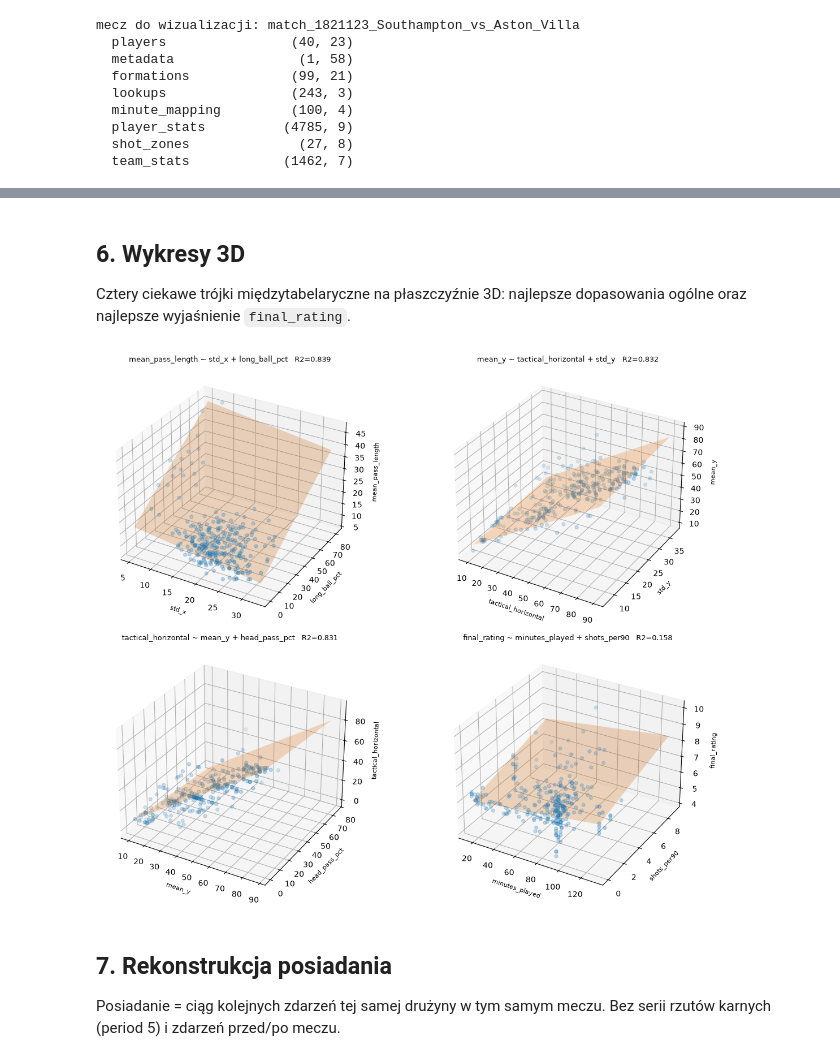
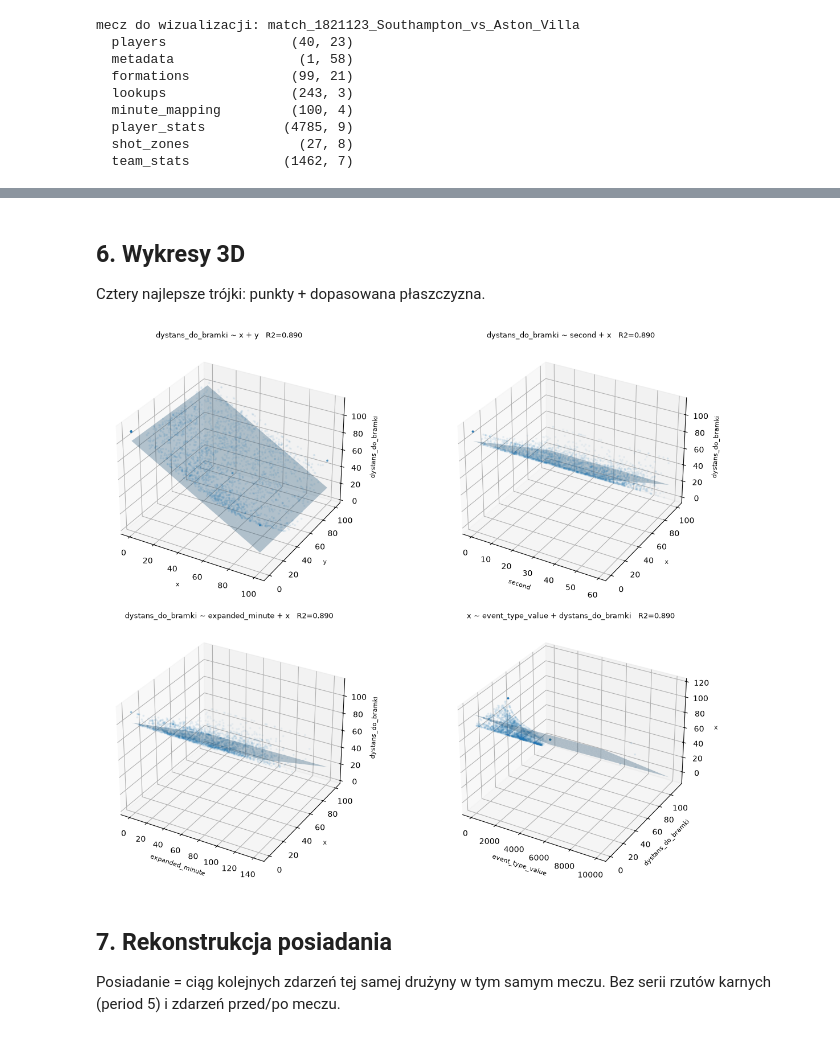
Before and after one commit to XeroChan/football-match-analytics, a Jupyter notebook: notebooks/02_eda.ipynb, the cells around one changed output, grey strips where cells are left out. Drawn from its saved outputs; the diff is of its cells as text; code cells hidden in the pictures.

Commit message:
revert: restore 02_eda.ipynb to pre-merge state

```diff
--- a/notebooks/02_eda.ipynb
+++ b/notebooks/02_eda.ipynb
@@ -567,47 +334,43 @@ plt.show()
-# %% [markdown]
-## 6. Wykresy 3D
-
-Cztery ciekawe trójki międzytabelaryczne na płaszczyźnie 3D: najlepsze dopasowania ogólne oraz najlepsze wyjaśnienie `final_rating`.
+# %% [markdown]
+## 6. Wykresy 3D
+
+Cztery najlepsze trójki: punkty + dopasowana płaszczyzna.
 # %%
-# Cztery reprezentatywne trojki miedzytabelaryczne na figurze 2x2
-# Bierzemy 3 najlepsze ogolnie (z roznymi celami) + najlepsza trojke dla final_rating
-selected_3d_triplets = []
-used_targets = set()
-for triplet in triplets:
-    if triplet[1] not in used_targets:
-        selected_3d_triplets.append(triplet)
-        used_targets.add(triplet[1])
-    if len(selected_3d_triplets) == 3:
-        break
-selected_3d_triplets.append(rating_triplets[0])
+# Cztery najlepsze trojki na jednej figurze 2x2 - punkty + dopasowana plaszczyzna
+# Regresja liczona na WSZYSTKICH punktach, do rysowania probka (16 tys. punktow to plama).
+PROBKA = 2500
 
 fig = plt.figure(figsize=(13, 10))
 
-for idx, (r2, target_col, x1, x2) in enumerate(selected_3d_triplets, start=1):
-    sub_df = player_match_df[[x1, x2, target_col]].dropna()
+for nr, (r2, cel, x1, x2) in enumerate(wyniki[:4], start=1):
+    dane = events_all[[x1, x2, cel]].dropna()
 
-    X = np.column_stack([np.ones(len(sub_df)), sub_df[x1], sub_df[x2]])
-    beta, *_ = np.linalg.lstsq(X, sub_df[target_col].to_numpy(), rcond=None)
+    # dopasowanie na pelnych danych
+    X = np.column_stack([np.ones(len(dane)), dane[x1], dane[x2]])
+    beta, *_ = np.linalg.lstsq(X, dane[cel].to_numpy(), rcond=None)
 
-    ax = fig.add_subplot(2, 2, idx, projection="3d")
-    ax.scatter(sub_df[x1], sub_df[x2], sub_df[target_col], s=18, alpha=0.55)
+    ax = fig.add_subplot(2, 2, nr, projection="3d")
 
-    xs = np.linspace(sub_df[x1].min(), sub_df[x1].max(), 12)
-    ys = np.linspace(sub_df[x2].min(), sub_df[x2].max(), 12)
-    grid_x, grid_y = np.meshgrid(xs, ys)
-    grid_z = beta[0] + beta[1] * grid_x + beta[2] * grid_y
-    ax.plot_surface(grid_x, grid_y, grid_z, alpha=0.25, color="tab:orange")
+    # rysowanie na probce
+    probka = dane.sample(min(PROBKA, len(dane)), random_state=42)
+    ax.scatter(probka[x1], probka[x2], probka[cel], s=3, alpha=0.3)
+
+    xs = np.linspace(dane[x1].min(), dane[x1].max(), 10)
+    ys = np.linspace(dane[x2].min(), dane[x2].max(), 10)
+    siatka_x, siatka_y = np.meshgrid(xs, ys)
+    siatka_z = beta[0] + beta[1] * siatka_x + beta[2] * siatka_y
+    ax.plot_surface(siatka_x, siatka_y, siatka_z, alpha=0.3)
 
     ax.set_xlabel(x1, fontsize=8)
     ax.set_ylabel(x2, fontsize=8)
-    ax.set_zlabel(target_col, fontsize=8)
-    ax.set_title(f"{target_col} ~ {x1} + {x2}   R2={r2:.3f}", fontsize=9)
+    ax.set_zlabel(cel, fontsize=8)
+    ax.set_title(f"{cel} ~ {x1} + {x2}   R2={r2:.3f}", fontsize=9)
 
 plt.tight_layout()
-plt.savefig(FIGURES / "trojki_3d.png", dpi=110)
+plt.savefig(FIGURY / "trojki_3d.png", dpi=110)
 plt.show()
 # %% [output]
-[figure, old version]
+[figure, new version]
 # %% [markdown]
 ## 7. Rekonstrukcja posiadania
 
```
Also changed, not shown: parts of 35 cells of this notebook.
